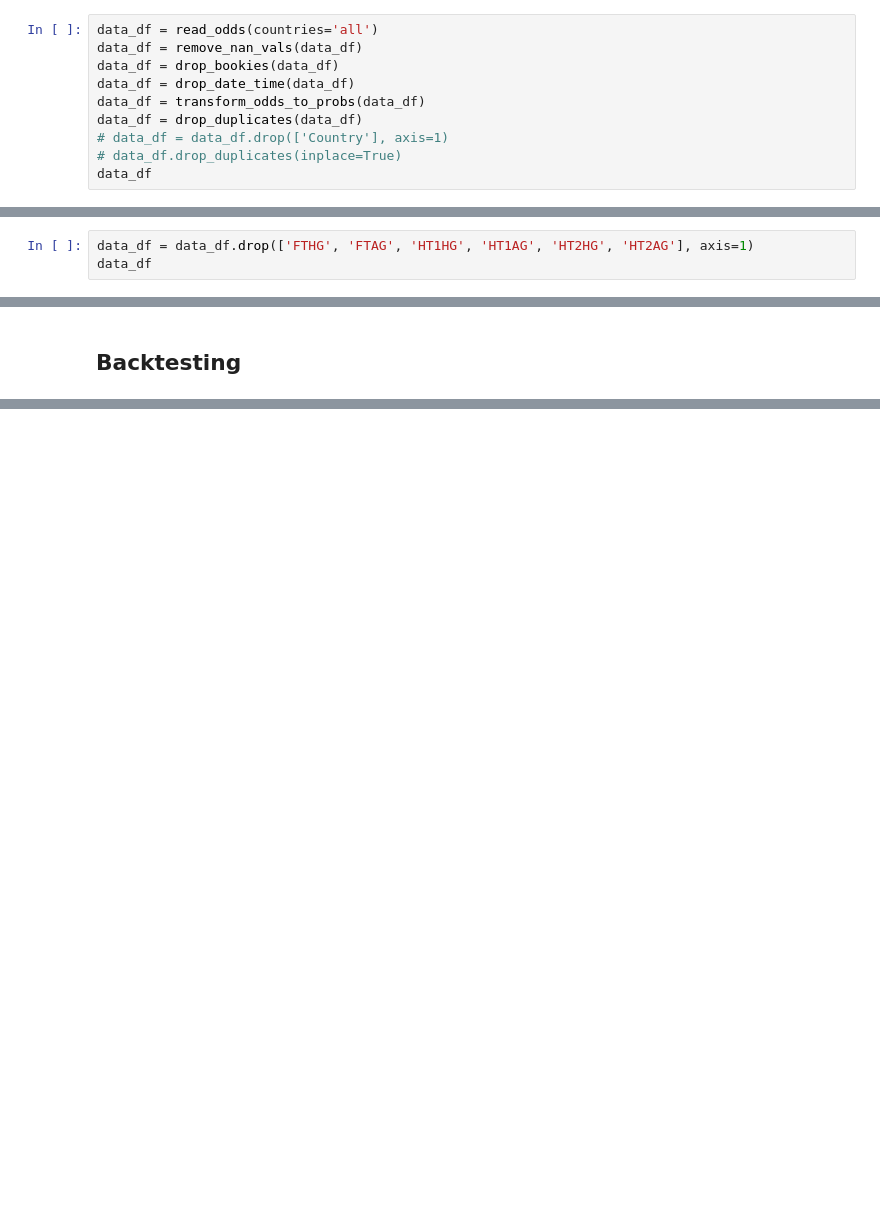
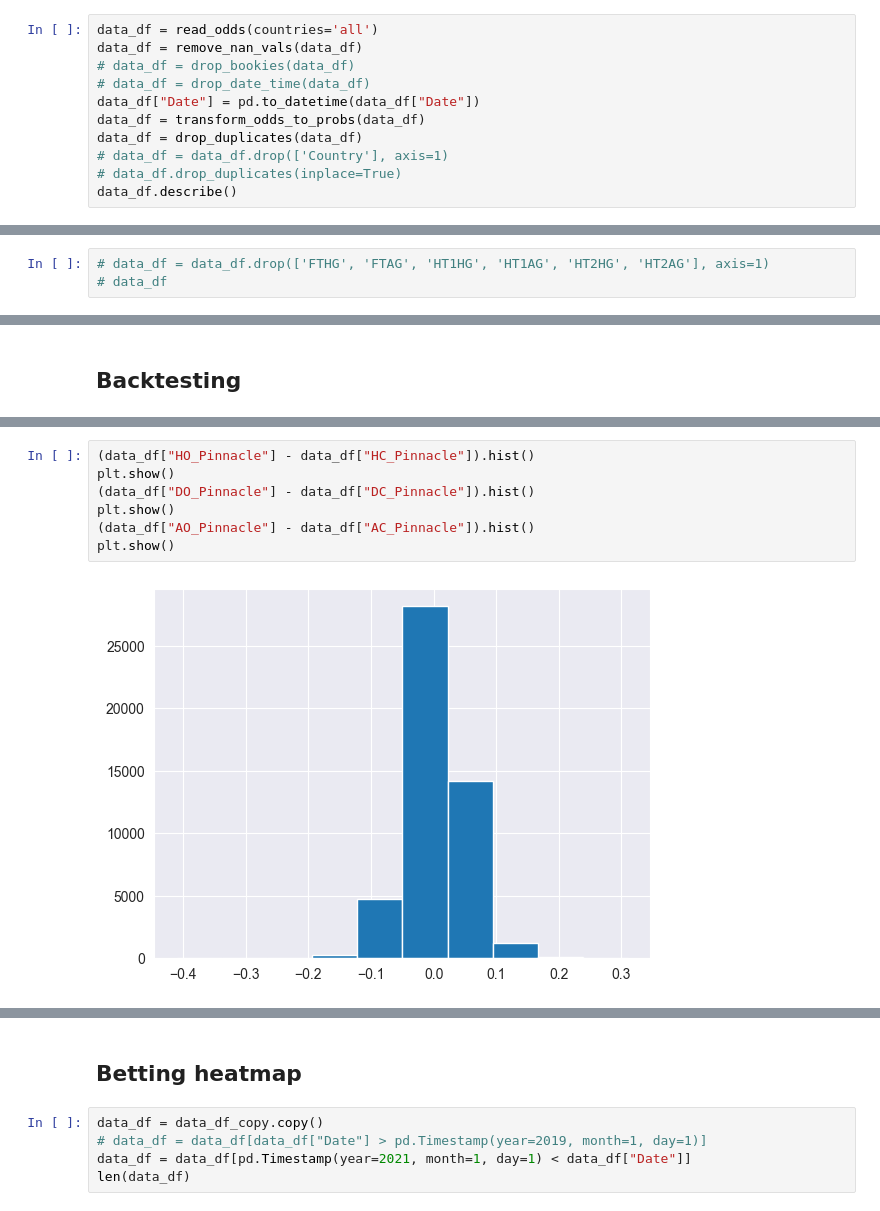
Before and after one commit to MatejFrnka/ScalableML-project, a Jupyter notebook: test.ipynb, the cells around one changed output, grey strips where cells are left out. Drawn from its saved outputs; the diff is of its cells as text; blank space fills up the shorter version.

```diff
--- a/test.ipynb
+++ b/test.ipynb
@@ -8,10 +11,11 @@ import pandas as pd
 # %%
 data_df = read_odds(countries='all')
 data_df = remove_nan_vals(data_df)
-data_df = drop_bookies(data_df)
-data_df = drop_date_time(data_df)
+# data_df = drop_bookies(data_df)
+# data_df = drop_date_time(data_df)
+data_df["Date"] = pd.to_datetime(data_df["Date"])
 data_df = transform_odds_to_probs(data_df)
 data_df = drop_duplicates(data_df)
 # data_df = data_df.drop(['Country'], axis=1)
 # data_df.drop_duplicates(inplace=True)
-data_df
+data_df.describe()
@@ -86,3 +117,3 @@ Adding Winstreak
 # %%
-data_df = data_df.drop(['FTHG', 'FTAG', 'HT1HG', 'HT1AG', 'HT2HG', 'HT2AG'], axis=1)
-data_df
+# data_df = data_df.drop(['FTHG', 'FTAG', 'HT1HG', 'HT1AG', 'HT2HG', 'HT2AG'], axis=1)
+# data_df
@@ -934,0 +589,9 @@ fig.show()
+# %%
+(data_df["HO_Pinnacle"] - data_df["HC_Pinnacle"]).hist()
+plt.show()
+(data_df["DO_Pinnacle"] - data_df["DC_Pinnacle"]).hist()
+plt.show()
+(data_df["AO_Pinnacle"] - data_df["AC_Pinnacle"]).hist()
+plt.show()
+# %% [output]
+[figure, added]
@@ -934,0 +600,7 @@ fig.show()
+# %% [markdown]
+## Betting heatmap
+# %%
+data_df = data_df_copy.copy()
+# data_df = data_df[data_df["Date"] > pd.Timestamp(year=2019, month=1, day=1)]
+data_df = data_df[pd.Timestamp(year=2021, month=1, day=1) < data_df["Date"]]
+len(data_df)
```
Also changed, not shown: parts of 61 cells of this notebook, 1 other file.
